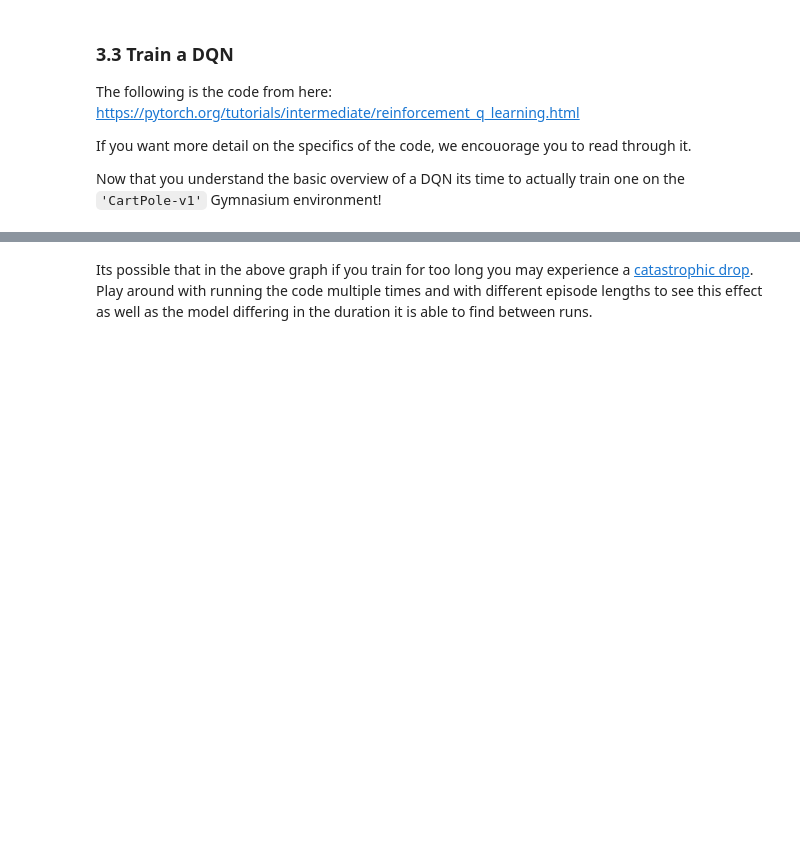
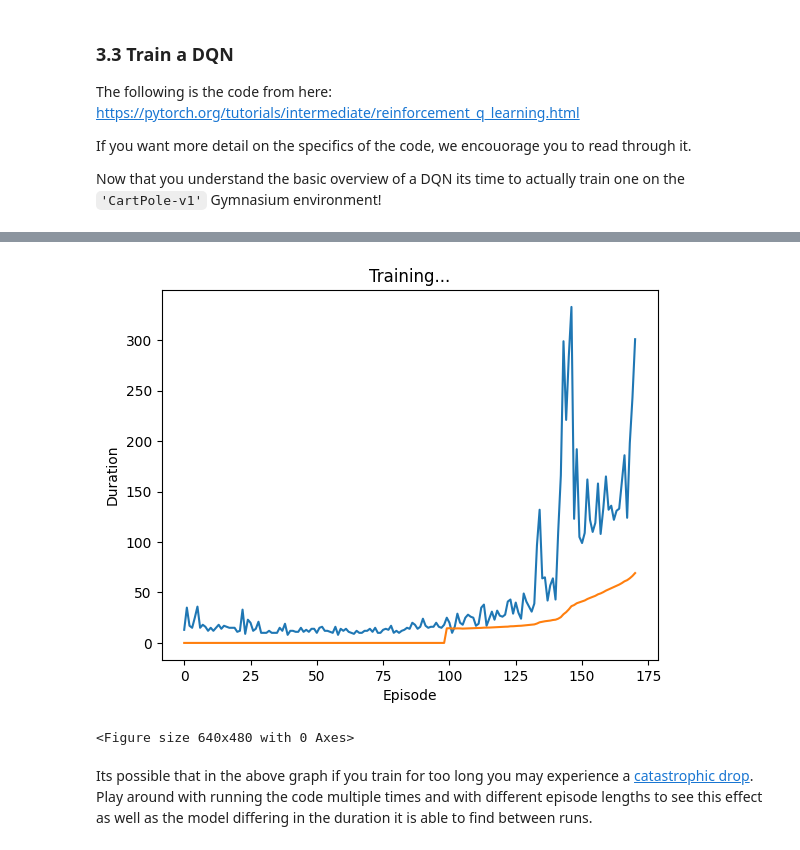
Before and after one commit to Braingeneers-Education/WetAI-Reinforcement-Learning, a Jupyter notebook: Gymnasium_CartPole.ipynb, the cells around one changed output, grey strips where cells are left out. Drawn from its saved outputs; the diff is of its cells as text; code cells hidden in the pictures; blank space fills up the shorter version.

Commit message:
I put the train_loop in a function

```diff
--- a/Gymnasium_CartPole.ipynb
+++ b/Gymnasium_CartPole.ipynb
@@ -606,3 +606,8 @@ Complete
+# %%
+train_loop(env, 400)
+# %% [output]
+[figure, added]
+<Figure size 640x480 with 0 Axes>
 # %% [markdown]
 Its possible that in the above graph if you train for too long you may experience a [catastrophic drop](https://ai.stackexchange.com/questions/28079/deep-q-learning-catastrophic-drop-reasons). Play around with running the code multiple times and with different episode lengths to see this effect as well as the model differing in the duration it is able to find between runs.
 # %%
```
Also changed, not shown: parts of 3 cells of this notebook.
